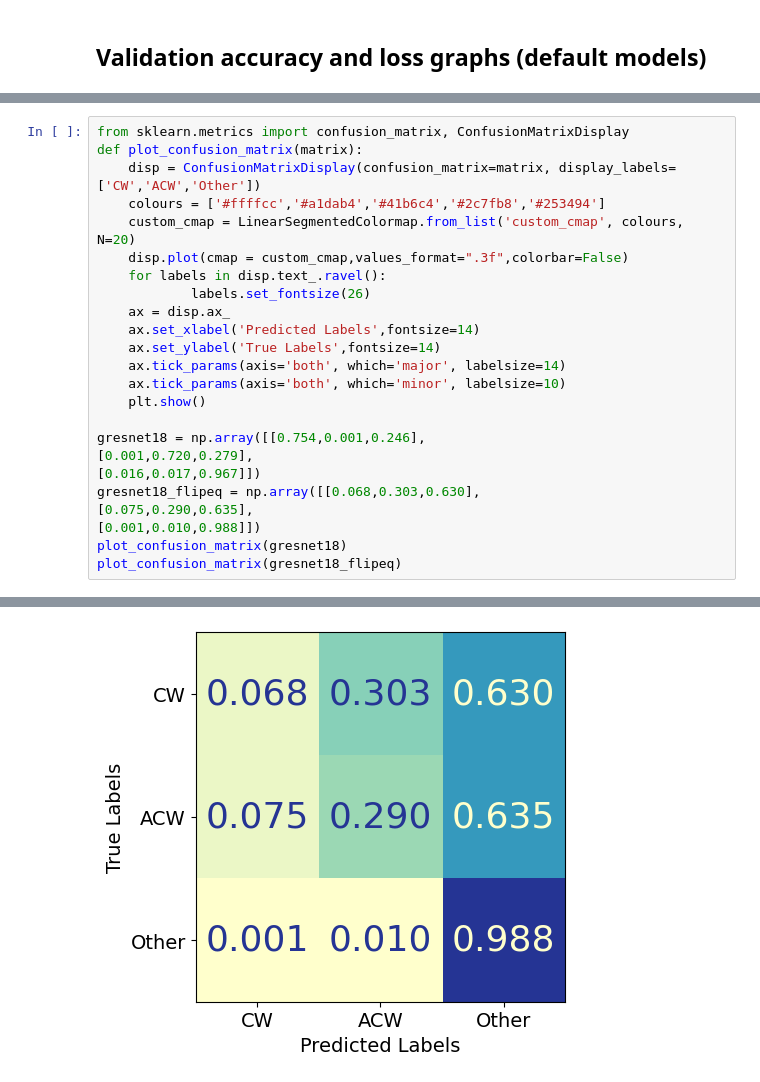
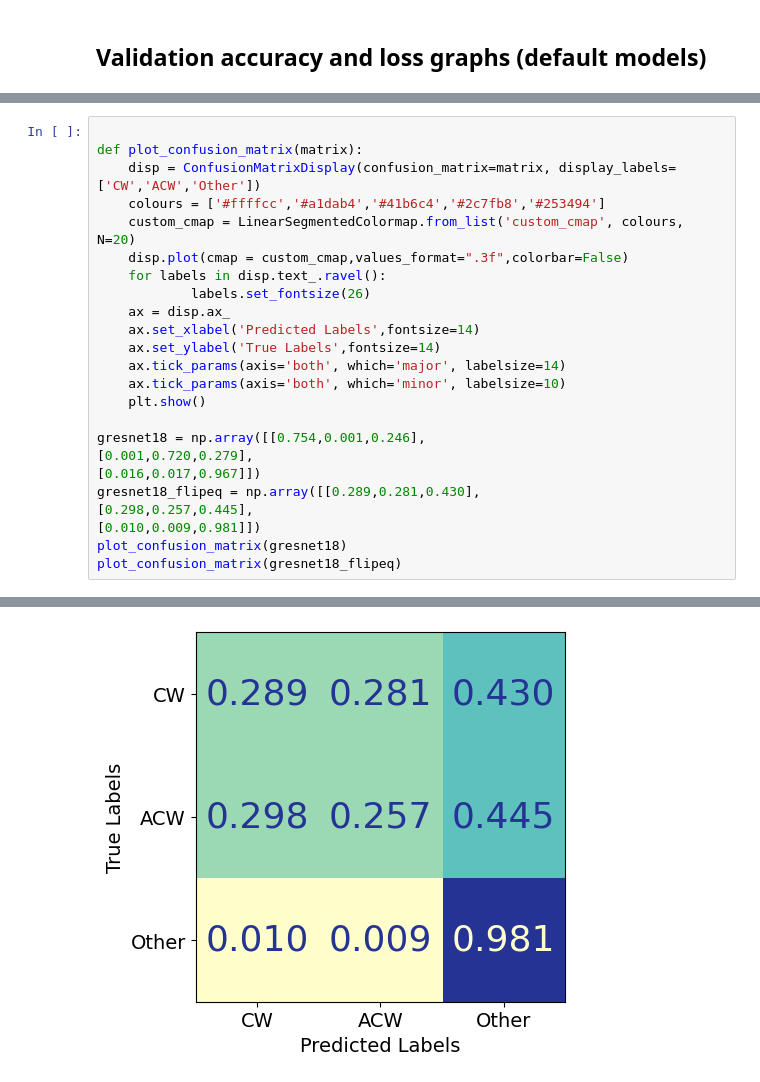
Before and after one commit to neil-power/mphys-galaxy, a Jupyter notebook: Code/train_test_metrics.ipynb, the cells around one changed output, grey strips where cells are left out. Drawn from its saved outputs; the diff is of its cells as text.

```diff
--- a/Code/train_test_metrics.ipynb
+++ b/Code/train_test_metrics.ipynb
@@ -226,27 +225,27 @@ plot_combined_metrics(repeat_model_ids,'val_loss','Validation Loss',METRICS_PATH
 # %%
-from sklearn.metrics import confusion_matrix, ConfusionMatrixDisplay
+
 def plot_confusion_matrix(matrix):
     disp = ConfusionMatrixDisplay(confusion_matrix=matrix, display_labels=['CW','ACW','Other'])
     colours = ['#ffffcc','#a1dab4','#41b6c4','#2c7fb8','#253494']
     custom_cmap = LinearSegmentedColormap.from_list('custom_cmap', colours, N=20)
     disp.plot(cmap = custom_cmap,values_format=".3f",colorbar=False)
     for labels in disp.text_.ravel():
             labels.set_fontsize(26)
     ax = disp.ax_
     ax.set_xlabel('Predicted Labels',fontsize=14)
     ax.set_ylabel('True Labels',fontsize=14)
     ax.tick_params(axis='both', which='major', labelsize=14)
     ax.tick_params(axis='both', which='minor', labelsize=10)
     plt.show()
 
 gresnet18 = np.array([[0.754,0.001,0.246],
 [0.001,0.720,0.279],
 [0.016,0.017,0.967]])
-gresnet18_flipeq = np.array([[0.068,0.303,0.630],
-[0.075,0.290,0.635],
-[0.001,0.010,0.988]])
+gresnet18_flipeq = np.array([[0.289,0.281,0.430],
+[0.298,0.257,0.445],
+[0.010,0.009,0.981]])
 plot_confusion_matrix(gresnet18)
 plot_confusion_matrix(gresnet18_flipeq)
 # %% [output]
 [figure]
-[figure, old version]
+[figure, new version]
```
Also changed, not shown: parts of 10 cells of this notebook, 3 other files.
